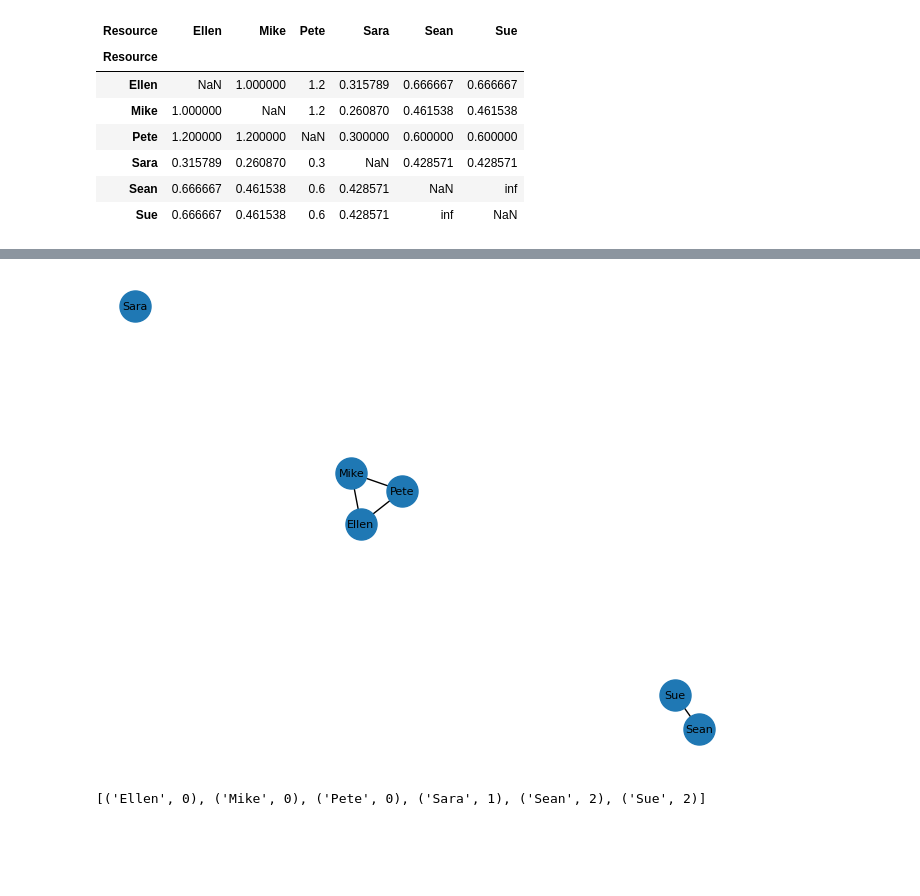
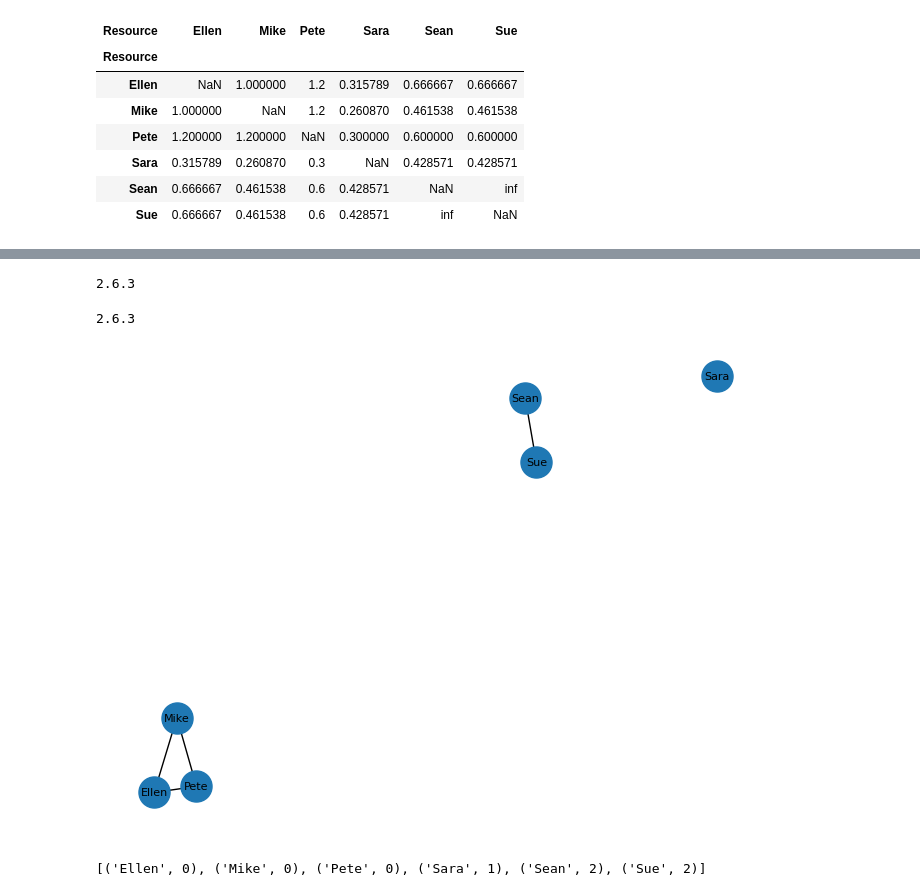
Before and after one commit to jocwulf/zhaw_som, a Jupyter notebook: 09_Social_Network_Analysis.ipynb, the cells around one changed output, grey strips where cells are left out. Drawn from its saved outputs; the diff is of its cells as text; code cells hidden in the pictures; blank space fills up the shorter version.

```diff
--- a/09_Social_Network_Analysis.ipynb
+++ b/09_Social_Network_Analysis.ipynb
@@ -85,6 +107,6 @@ Sue                    0.0
 # %%
 # normalize resource activity matrix by the number of cases
-num_cases = len(events['Case_ID'].unique())
+num_cases = events['Case_ID'].nunique()
 resource_activity_matrix_norm = resource_activity_matrix.div(num_cases)
 resource_activity_matrix_norm
 # %% [output]
@@ -140,13 +173,24 @@ similarity_manhattan[similarity_manhattan < 1] = 0
+# %%
+# nx version
+import networkx as nx
+
+print(nx.__version__)
+# %% [output]
+2.6.3
+# %%
+print(nx.__version__)
+# %% [output]
+2.6.3
 # %%
 # depict distances as network with networkx
 #!pip install --upgrade networkx # this needs to be run only once if error "module 'matplotlib.cbook' has no attribute 'iterable'" appears
 import networkx as nx
-G = nx.from_numpy_matrix(similarity_manhattan.values)
+G = nx.from_numpy_array(similarity_manhattan.values)
 G = nx.relabel_nodes(G, dict(zip(range(len(similarity_manhattan.index)), similarity_manhattan.index)))
 #nx.draw(G, with_labels=True, node_size=1000, node_color='lightblue', font_size=8, width=list(nx.get_edge_attributes(G,'weight').values()))
 nx.draw(G, with_labels=True, node_size=500, font_size=8)
 # %% [output]
-[figure, old version]
+[figure, new version]
 # %%
 # cluster analysis on resource_activity_matrix_norm
 from sklearn.cluster import AgglomerativeClustering
```
Also changed, not shown: parts of 12 cells of this notebook.
